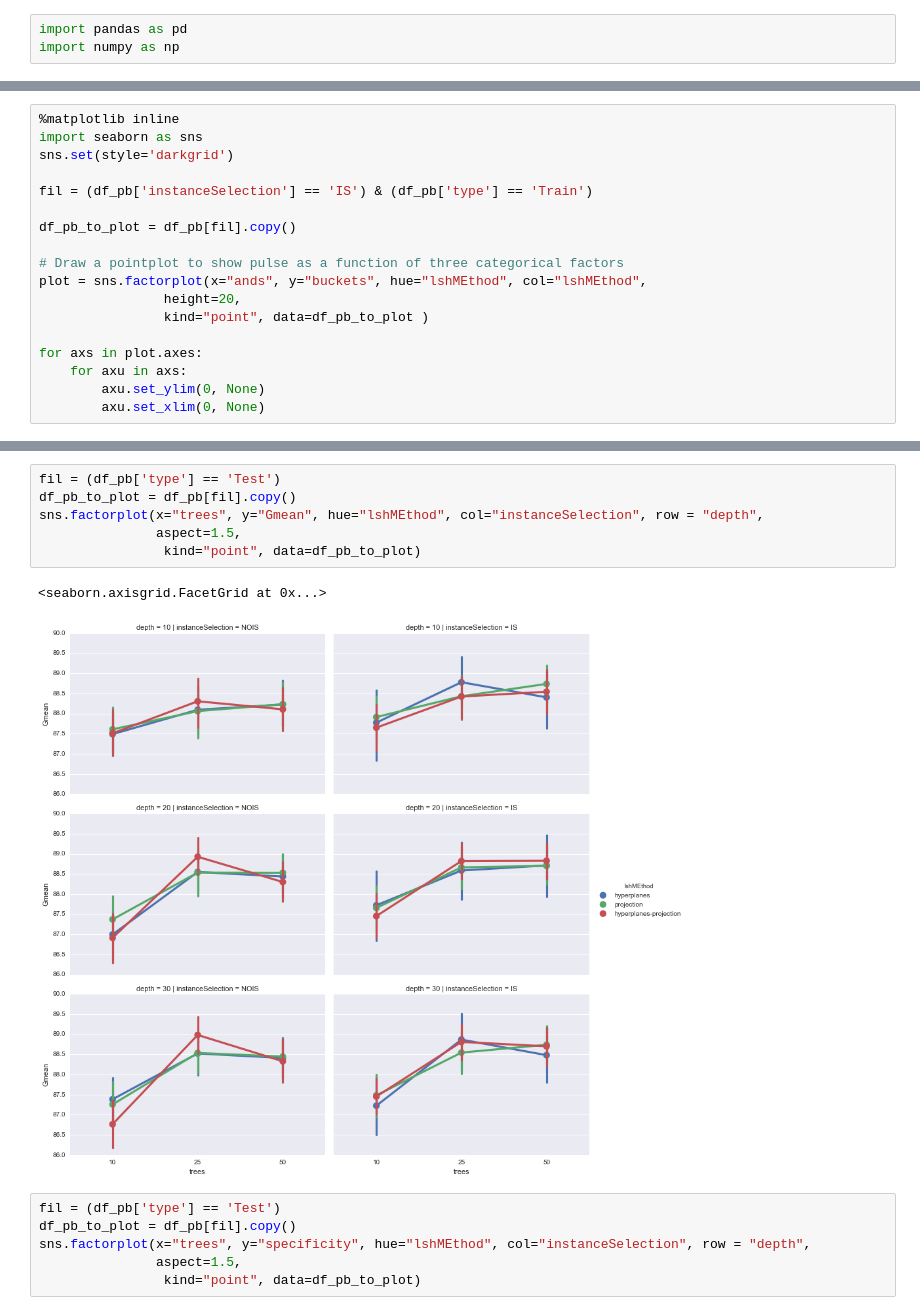
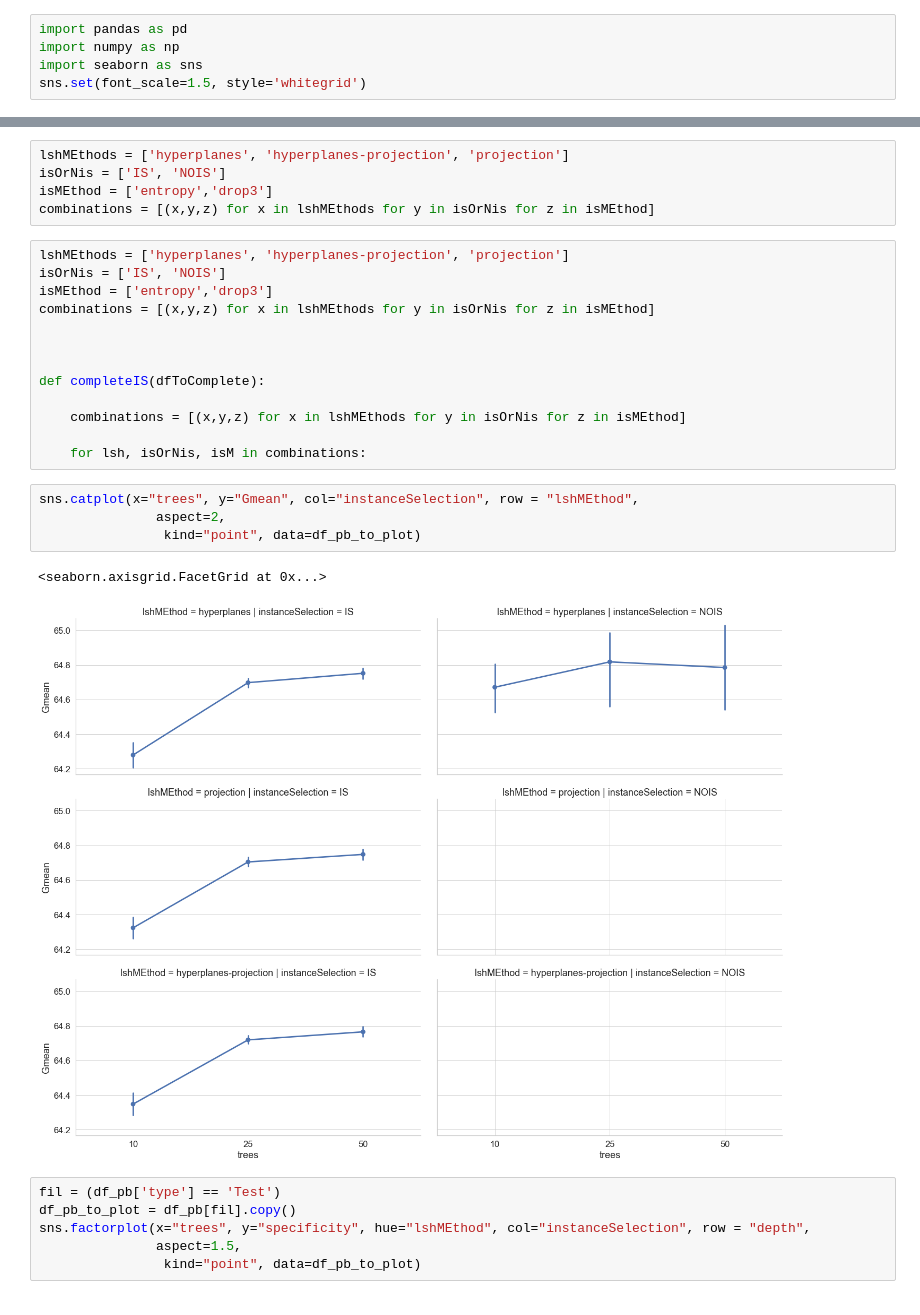
Before and after one commit to germaneduardo/results-analysis, a Jupyter notebook: PlotAnalysis.ipynb, the cells around one changed output, grey strips where cells are left out. Drawn from its saved outputs; the diff is of its cells as text.

```diff
--- a/PlotAnalysis.ipynb
+++ b/PlotAnalysis.ipynb
@@ -1,3 +1,5 @@
 # %%
 import pandas as pd
 import numpy as np
+import seaborn as sns
+sns.set(font_scale=1.5, style='whitegrid')
@@ -6,18 +47,0 @@ df_pb = pd.read_csv("pageblocksEntropy.csv")
-# %%
-%matplotlib inline
-import seaborn as sns
-sns.set(style='darkgrid')
-
-fil = (df_pb['instanceSelection'] == 'IS') & (df_pb['type'] == 'Train')
-
-df_pb_to_plot = df_pb[fil].copy()
-
-# Draw a pointplot to show pulse as a function of three categorical factors
-plot = sns.factorplot(x="ands", y="buckets", hue="lshMEthod", col="lshMEthod",
-                height=20,
-                kind="point", data=df_pb_to_plot )
-
-for axs in plot.axes:
-    for axu in axs:
-        axu.set_ylim(0, None)
-        axu.set_xlim(0, None)
@@ -26,12 +159,28 @@ for axs in plot.axes:
+# %%
+lshMEthods = ['hyperplanes', 'hyperplanes-projection', 'projection']
+isOrNis = ['IS', 'NOIS']
+isMEthod = ['entropy','drop3']
+combinations = [(x,y,z) for x in lshMEthods for y in isOrNis for z in isMEthod]
+# %%
+lshMEthods = ['hyperplanes', 'hyperplanes-projection', 'projection']
+isOrNis = ['IS', 'NOIS']
+isMEthod = ['entropy','drop3']
+combinations = [(x,y,z) for x in lshMEthods for y in isOrNis for z in isMEthod]
+
+
+
+def completeIS(dfToComplete):
+
+    combinations = [(x,y,z) for x in lshMEthods for y in isOrNis for z in isMEthod]
+
+    for lsh, isOrNis, isM in combinations:
 # %%
-fil = (df_pb['type'] == 'Test')
-df_pb_to_plot = df_pb[fil].copy()
-sns.factorplot(x="trees", y="Gmean", hue="lshMEthod", col="instanceSelection", row = "depth",
-               aspect=1.5,
+sns.catplot(x="trees", y="Gmean", col="instanceSelection", row = "lshMEthod",
+               aspect=2,
                 kind="point", data=df_pb_to_plot)
 # %% [output]
 <seaborn.axisgrid.FacetGrid at 0x...>
-[figure, old version]
+[figure, new version]
 # %%
 fil = (df_pb['type'] == 'Test')
 df_pb_to_plot = df_pb[fil].copy()
```
Also changed, not shown: parts of 25 cells of this notebook, 18 other files.
